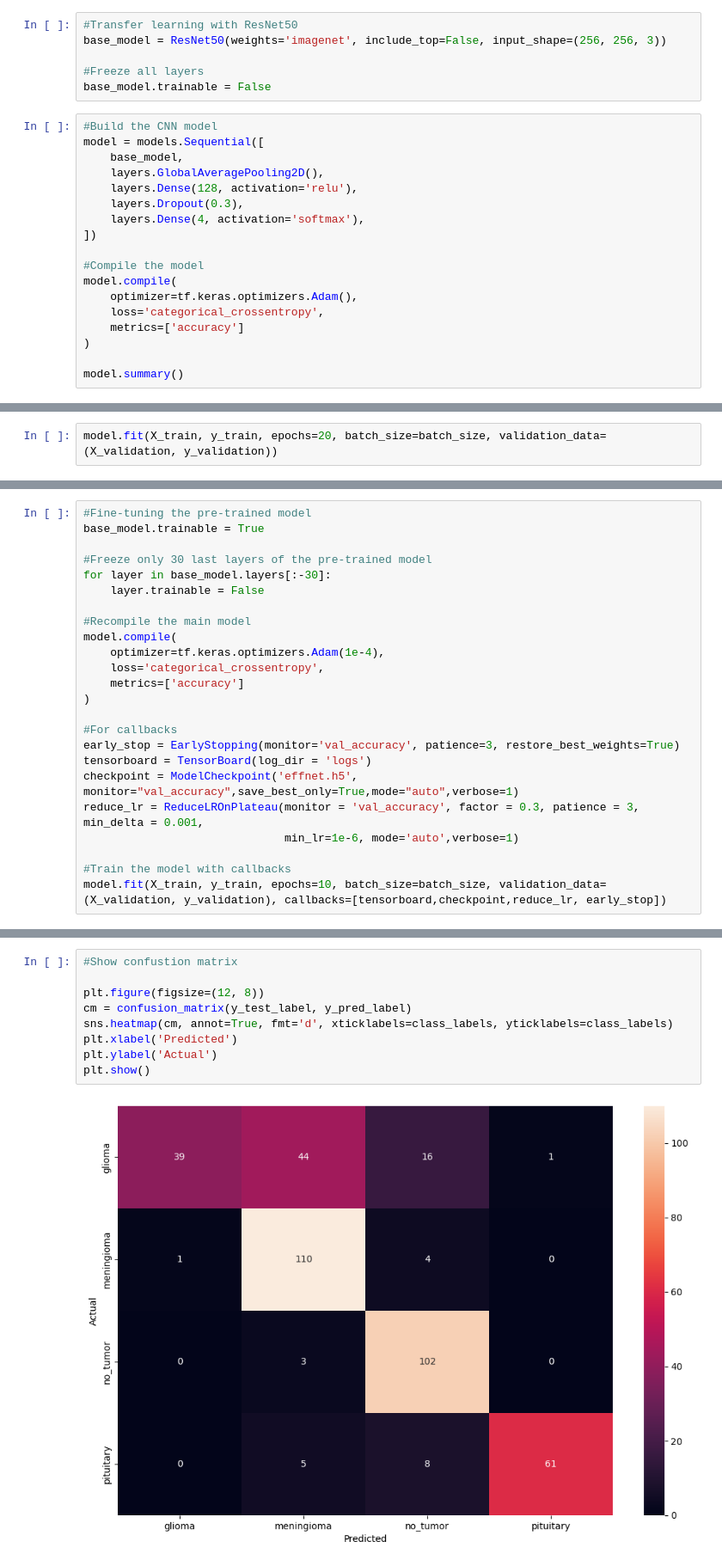
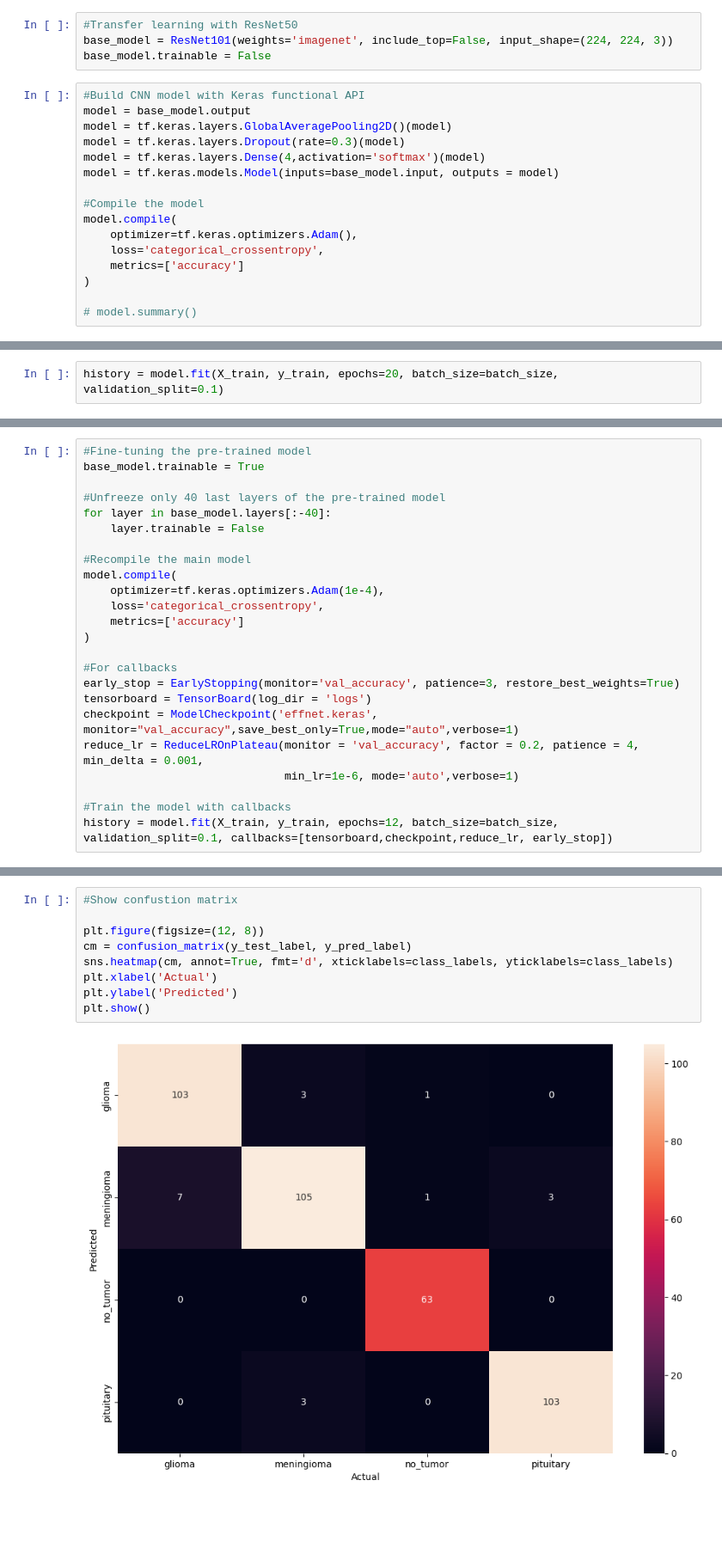
Before and after one commit to Coco501/ECS-171-Machine-Learning-Final-Project, a Jupyter notebook: src/brain-tumor.ipynb, the cells around one changed output, grey strips where cells are left out. Shown at 86% size. Saved outputs shown, nothing was run; the diff lists cells and outputs as text; blank space fills up the shorter version.

```diff
--- a/src/brain-tumor.ipynb
+++ b/src/brain-tumor.ipynb
@@ -151,18 +102,14 @@ y_test shape: (394, 4)
 # %%
 #Transfer learning with ResNet50
-base_model = ResNet50(weights='imagenet', include_top=False, input_shape=(256, 256, 3))
-
-#Freeze all layers
+base_model = ResNet101(weights='imagenet', include_top=False, input_shape=(224, 224, 3))
 base_model.trainable = False
 # %%
-#Build the CNN model
-model = models.Sequential([
-    base_model,
-    layers.GlobalAveragePooling2D(),
-    layers.Dense(128, activation='relu'),
-    layers.Dropout(0.3),
-    layers.Dense(4, activation='softmax'),
-])
+#Build CNN model with Keras functional API
+model = base_model.output
+model = tf.keras.layers.GlobalAveragePooling2D()(model)
+model = tf.keras.layers.Dropout(rate=0.3)(model)
+model = tf.keras.layers.Dense(4,activation='softmax')(model)
+model = tf.keras.models.Model(inputs=base_model.input, outputs = model)
 
 #Compile the model
 model.compile(
@@ -171,4 +118,4 @@ model.compile(
     metrics=['accuracy']
 )
 
-model.summary()
+# model.summary()
@@ -194,5 +122,5 @@ Model: "sequential_1"
 # %%
-model.fit(X_train, y_train, epochs=20, batch_size=batch_size, validation_data=(X_validation, y_validation))
+history = model.fit(X_train, y_train, epochs=20, batch_size=batch_size, validation_split=0.1)
 # %% [output]
 Epoch 1/20
 WARNING: All log messages before absl::InitializeLog() is called are written to STDERR
@@ -253,8 +169,8 @@ Epoch 20/20
 #Fine-tuning the pre-trained model
 base_model.trainable = True
 
-#Freeze only 30 last layers of the pre-trained model
-for layer in base_model.layers[:-30]:
+#Unfreeze only 40 last layers of the pre-trained model
+for layer in base_model.layers[:-40]:
     layer.trainable = False
 
 #Recompile the main model
@@ -267,10 +183,10 @@ model.compile(
 #For callbacks
 early_stop = EarlyStopping(monitor='val_accuracy', patience=3, restore_best_weights=True)
 tensorboard = TensorBoard(log_dir = 'logs')
-checkpoint = ModelCheckpoint('effnet.h5', monitor="val_accuracy",save_best_only=True,mode="auto",verbose=1)
-reduce_lr = ReduceLROnPlateau(monitor = 'val_accuracy', factor = 0.3, patience = 3, min_delta = 0.001,
+checkpoint = ModelCheckpoint('effnet.keras', monitor="val_accuracy",save_best_only=True,mode="auto",verbose=1)
+reduce_lr = ReduceLROnPlateau(monitor = 'val_accuracy', factor = 0.2, patience = 4, min_delta = 0.001,
                               min_lr=1e-6, mode='auto',verbose=1)
 
 #Train the model with callbacks
-model.fit(X_train, y_train, epochs=10, batch_size=batch_size, validation_data=(X_validation, y_validation), callbacks=[tensorboard,checkpoint,reduce_lr, early_stop])
+history = model.fit(X_train, y_train, epochs=12, batch_size=batch_size, validation_split=0.1, callbacks=[tensorboard,checkpoint,reduce_lr, early_stop])
 # %% [output]
@@ -351,11 +262,11 @@ Loss:  2.0303142070770264
 # %%
 #Show confustion matrix
 
 plt.figure(figsize=(12, 8))
 cm = confusion_matrix(y_test_label, y_pred_label)
 sns.heatmap(cm, annot=True, fmt='d', xticklabels=class_labels, yticklabels=class_labels)
-plt.xlabel('Predicted')
-plt.ylabel('Actual')
+plt.xlabel('Actual')
+plt.ylabel('Predicted')
 plt.show()
 # %% [output]
-[figure, old version]
+[figure, new version]
```
Also changed, not shown: parts of 10 cells of this notebook.
